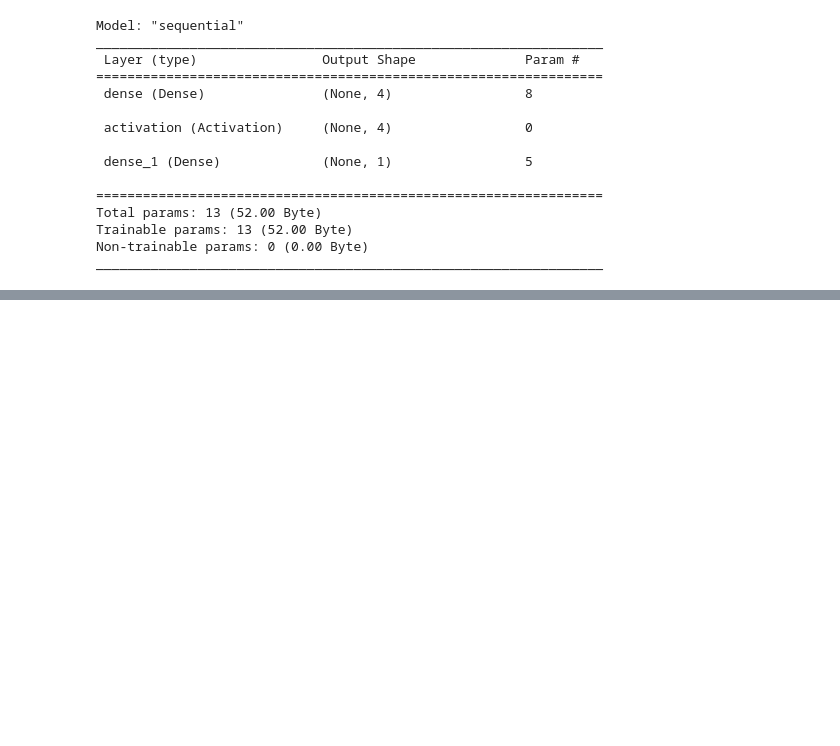
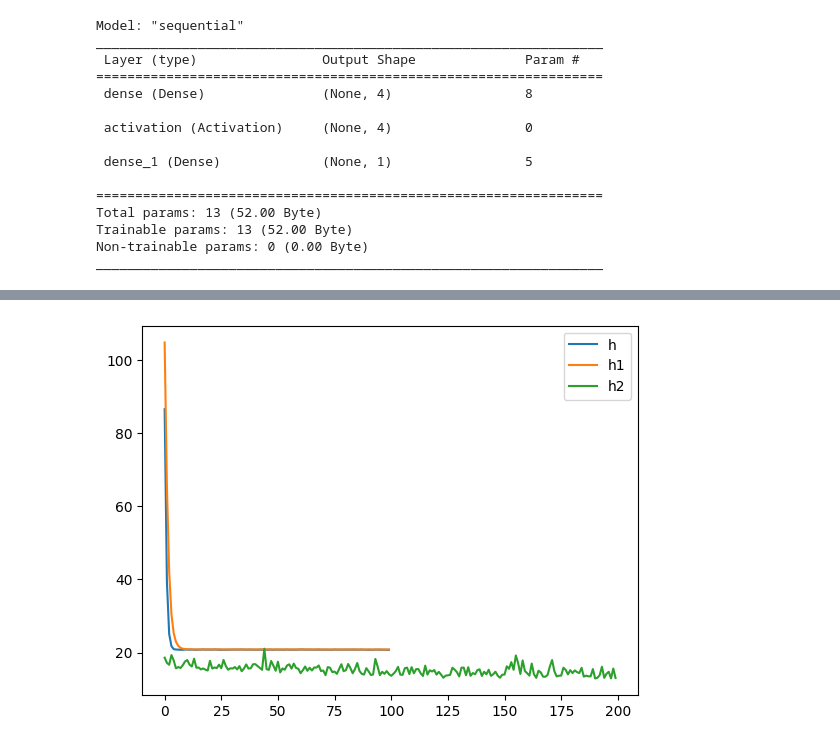
Before and after one commit to soob0513/Deep_Learning_Study, a Jupyter notebook: ex02_학생_수학성적_예측(회귀분석).ipynb, the cells around one changed output, grey strips where cells are left out. Cells and saved outputs as stored; diff of their text form; code cells hidden in the pictures; blank space fills up the shorter version.

```diff
--- a/ex02_학생_수학성적_예측(회귀분석).ipynb
+++ b/ex02_학생_수학성적_예측(회귀분석).ipynb
@@ -254,0 +423,30 @@ model.evaluate(X_test['studytime'], y_test)
+# %%
+# 모든 입력 특성을 이용해서 신경망을 학습 / 평가해보자
+# 문제 데이터 X_train, X_test
+# 정답 데이터 y_train, y_test
+
+# 신경망 구축
+# 뼈대 설정
+model2 = Sequential()
+
+# 입력층
+# 뉴런의 개수 4개 / input_dim = 입력 특성 개수
+# 활성화 함수는 sigmoid
+model2.add(Dense(units=4, input_dim=56))
+model2.add(Activation('sigmoid'))
+
+# 중간층
+# 뉴런의 개수 1개
+# 활성화 함수는 sigmoid
+model2.add(Dense(units=1))
+model2.add(Activation('sigmoid'))
+
+# 출력층
+# 뉴런의 개수 1개
+# 활성화 함수는 생략
+model2.add(Dense(units=1)) # 선형회귀식 이용 -> 실수 예측
+# 활성화 함수를 사용하면 분류
+# model2.add(Activation('linear')) -> default값
+
+# 모델 요약
+model2.summary()
@@ -254,0 +473,7 @@ model.evaluate(X_test['studytime'], y_test)
+# %%
+# 2. 학습 / 평가방법 설정
+model2.compile(loss='mse',
+               optimizer='SGD')
+# %%
+# 모델 학습
+h2 = model2.fit(X_train_oh, y_train, epochs = 200)
@@ -254,0 +544,8 @@ model.evaluate(X_test['studytime'], y_test)
+# %%
+plt.plot(h.history['loss'], label = 'h')  # 단층 퍼셉트론
+plt.plot(h1.history['loss'], label = 'h1') # 특성 2개 적용
+plt.plot(h2.history['loss'], label = 'h2') # 특성 56개 적용 (epochs=200)
+plt.legend()
+plt.show()
+# %% [output]
+[figure, added]
```
Also changed, not shown: parts of 26 cells of this notebook, 1 other file.
